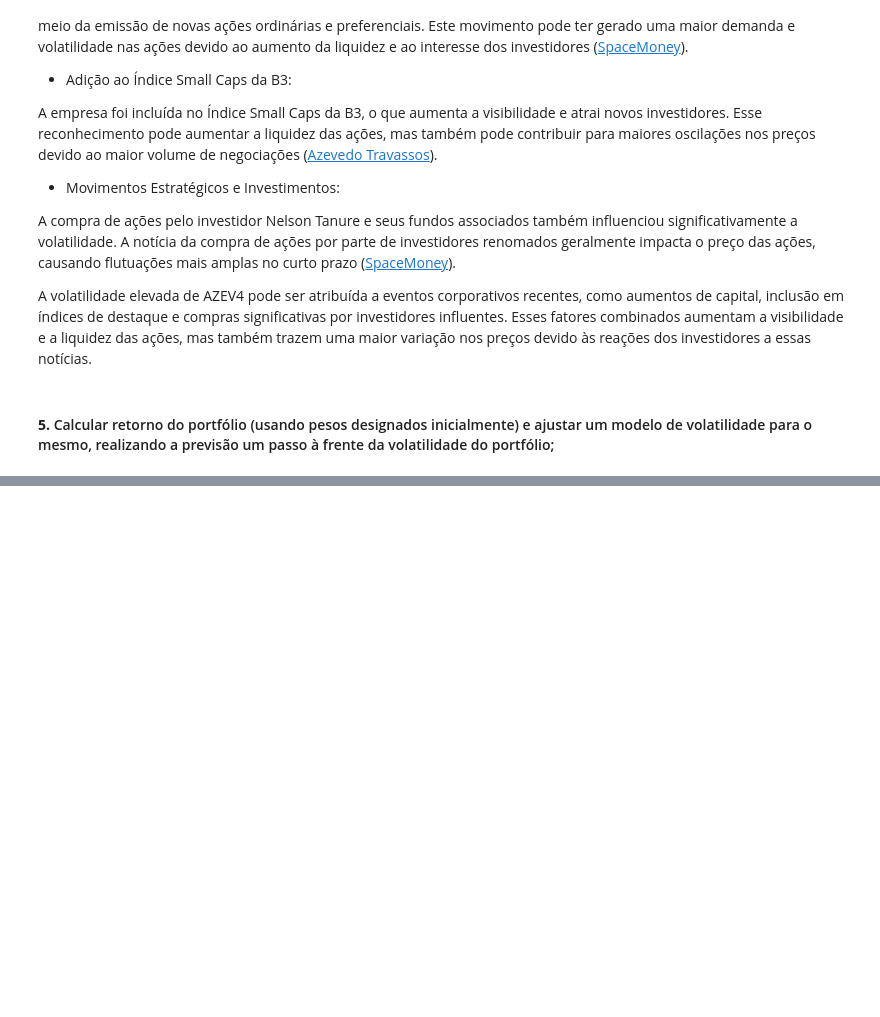
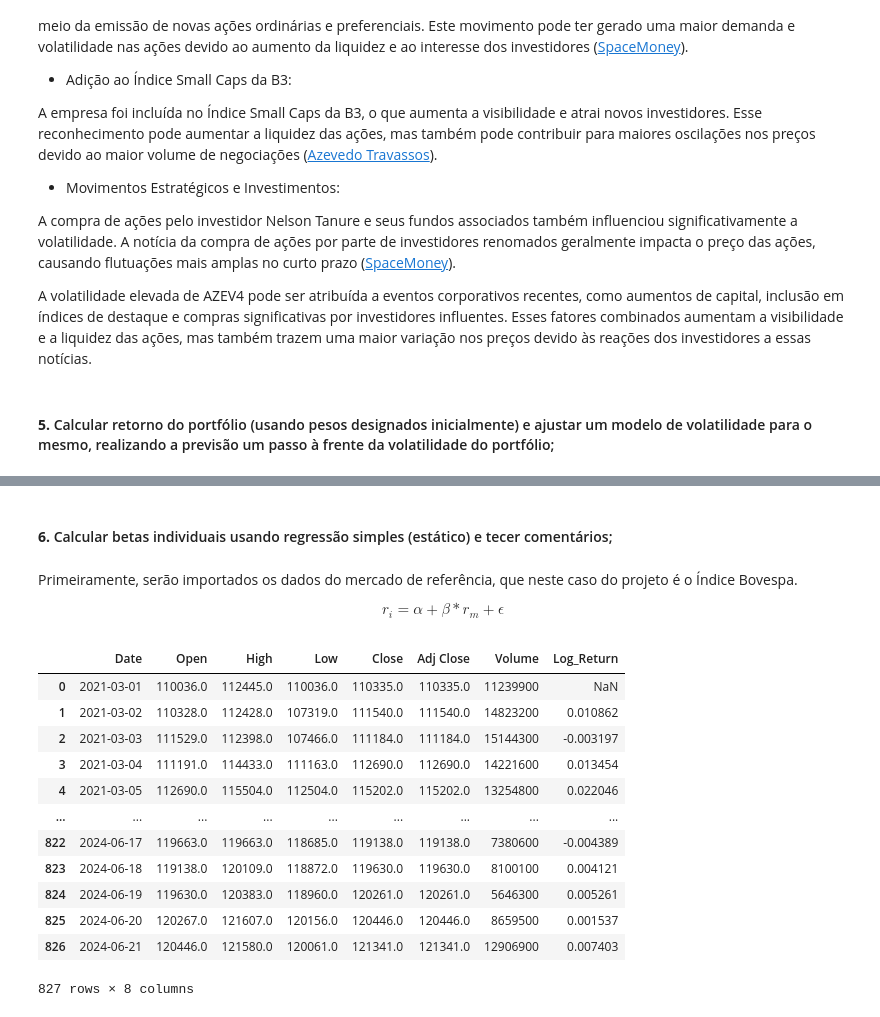
Before and after one commit to murilocechin/financial_analytics_final, a Jupyter notebook: tarefas.ipynb, the cells around one changed output, grey strips where cells are left out. Drawn from its saved outputs; the diff is of its cells as text; code cells hidden in the pictures; blank space fills up the shorter version.

```diff
--- a/tarefas.ipynb
+++ b/tarefas.ipynb
@@ -716,0 +842,30 @@ A volatilidade elevada de AZEV4 pode ser atribuída a eventos corporativos recen
+# %% [markdown]
+#### **6.** Calcular betas individuais usando regressão simples (estático) e tecer comentários;
+# %% [markdown]
+Primeiramente, serão importados os dados do mercado de referência, que neste caso do projeto é o Índice Bovespa.
+
+
+$$r_i = \alpha + \beta*r_m + \epsilon$$
+# %%
+# Carregando base de dados IBOVESPA
+df_IBOVESPA = pd.read_csv("data\\df_IBOVESPA.csv")
+
+df_IBOVESPA["log_close"] = np.log(df_IBOVESPA["Close"])
+df_IBOVESPA["Log_Return"] = df_IBOVESPA["log_close"].diff().dropna()
+df_IBOVESPA.drop(columns=["log_close"], inplace=True)
+
+df_IBOVESPA
+# %% [output]
+|  | Date | Open | High | Low | Close | Adj Close | Volume | Log_Return |
+| 0 | 2021-03-01 | 110036.0 | 112445.0 | 110036.0 | 110335.0 | 110335.0 | 11239900 | NaN |
+| 1 | 2021-03-02 | 110328.0 | 112428.0 | 107319.0 | 111540.0 | 111540.0 | 14823200 | 0.010862 |
+| 2 | 2021-03-03 | 111529.0 | 112398.0 | 107466.0 | 111184.0 | 111184.0 | 15144300 | -0.003197 |
+| 3 | 2021-03-04 | 111191.0 | 114433.0 | 111163.0 | 112690.0 | 112690.0 | 14221600 | 0.013454 |
+| 4 | 2021-03-05 | 112690.0 | 115504.0 | 112504.0 | 115202.0 | 115202.0 | 13254800 | 0.022046 |
+| ... | ... | ... | ... | ... | ... | ... | ... | ... |
+| 822 | 2024-06-17 | 119663.0 | 119663.0 | 118685.0 | 119138.0 | 119138.0 | 7380600 | -0.004389 |
+| 823 | 2024-06-18 | 119138.0 | 120109.0 | 118872.0 | 119630.0 | 119630.0 | 8100100 | 0.004121 |
+| 824 | 2024-06-19 | 119630.0 | 120383.0 | 118960.0 | 120261.0 | 120261.0 | 5646300 | 0.005261 |
+| 825 | 2024-06-20 | 120267.0 | 121607.0 | 120156.0 | 120446.0 | 120446.0 | 8659500 | 0.001537 |
+| 826 | 2024-06-21 | 120446.0 | 121580.0 | 120061.0 | 121341.0 | 121341.0 | 12906900 | 0.007403 |
+827 rows × 8 columns
```
Also changed, not shown: parts of 35 cells of this notebook, 10 other files.
